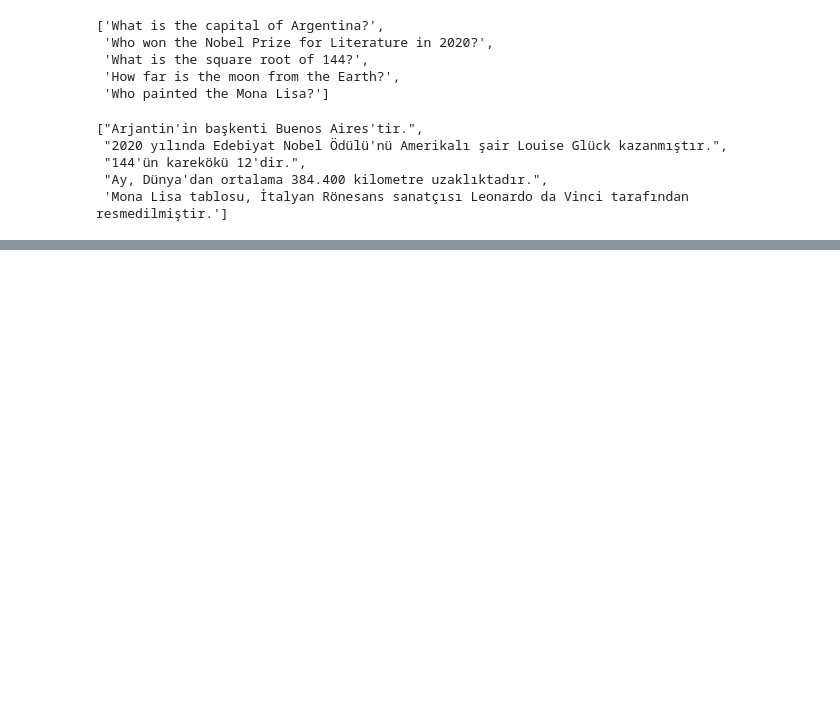
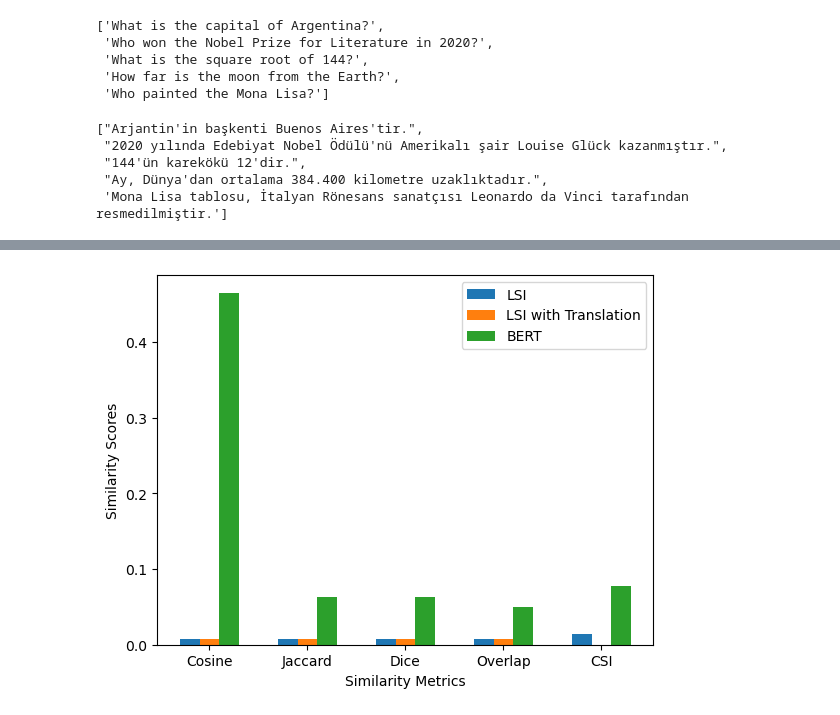
Before and after one commit to youssef-mansor/CLIF-using-BERT, a Jupyter notebook: Cross Lingual Information Retrieval using BERT Turkish.ipynb, the cells around one changed output, grey strips where cells are left out. Cells and saved outputs as stored; diff of their text form; code cells hidden in the pictures; blank space fills up the shorter version.

```diff
--- a/Cross Lingual Information Retrieval using BERT Turkish.ipynb
+++ b/Cross Lingual Information Retrieval using BERT Turkish.ipynb
@@ -312,0 +444,23 @@ doc_tr[:5]
+# %%
+# Set up the plot
+fig, ax = plt.subplots()
+
+# Add the data to the plot
+bar_width = 0.2
+x_positions = np.arange(len(metrics))
+for i in range(len(approaches)):
+    ax.bar(x_positions + i*bar_width, scores[i], bar_width, label=approaches[i])
+
+# Set the x-tick labels
+ax.set_xticks(x_positions + bar_width)
+ax.set_xticklabels(metrics)
+
+# Set the axis labels and legend
+ax.set_xlabel('Similarity Metrics')
+ax.set_ylabel('Similarity Scores')
+ax.legend()
+
+# Display the plot
+plt.show()
+# %% [output]
+[figure, added]
```
Also changed, not shown: parts of 20 cells of this notebook.
